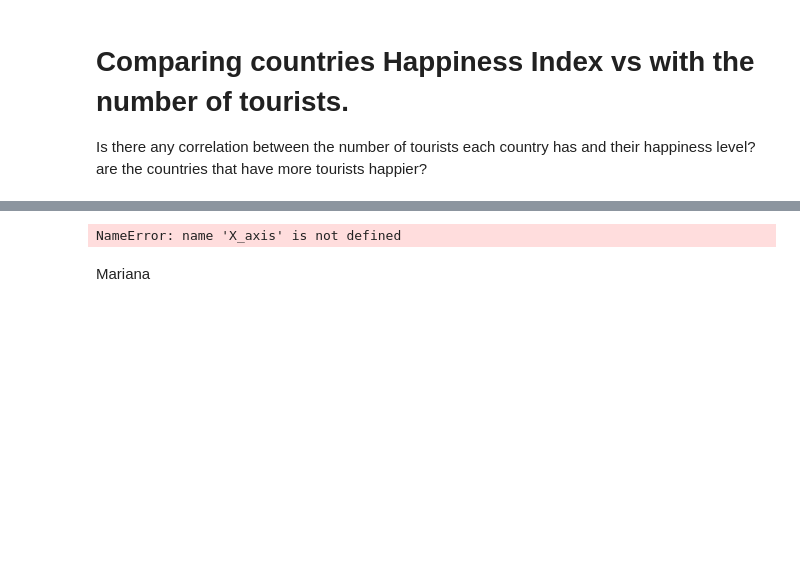
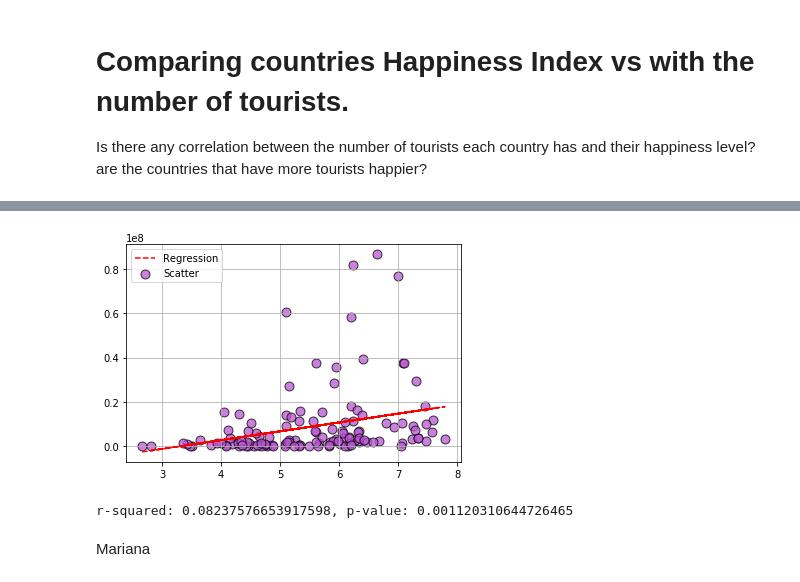
Before and after one commit to spastranas/GroupProject, a Jupyter notebook: Final .ipynb, the cells around one changed output, grey strips where cells are left out. Drawn from its saved outputs; the diff is of its cells as text; code cells hidden in the pictures; blank space fills up the shorter version.

```diff
--- a/Final .ipynb
+++ b/Final .ipynb
@@ -190,13 +220,22 @@ plt.show()
 # %%
 (slope, intercept, r, p, error) = linregress(tourism_df['Happines Score'], tourism_df["2017"])
 
 fit = slope * tourism_df['Happines Score'] + intercept
+fig, ax = plt.subplots()
+plt.scatter(tourism_df["Happines Score"], tourism_df["2017"], marker="o", color="mediumorchid", s= 80, edgecolors="black", alpha=0.75) #plot each instance
+ax.plot( tourism_df['Happines Score'] , fit, 'r--') #plot the regresion calc, with a red dotted line
 
-ax.plot(tourism_df['Happines Score'], , linewidth=0, marker='o') #plot each instance
-ax.plot(year, fit, 'r--') #plot the regresion calc, with a red dotted line
+plt.legend(labels = ["Regression", "Scatter"])
+plt.grid()
+
+plt.savefig("Graphs/Tourism_regression.png")
 plt.show()
 # %% [output]
-NameError: name 'X_axis' is not defined
+[figure, added]
+# %%
+print(f"r-squared: {r*r}, p-value: {p}")
+# %% [output]
+r-squared: 0.08237576653917598, p-value: 0.001120310644726465
 # %% [markdown]
 Mariana
 # %% [markdown]
```
Also changed, not shown: parts of 13 cells of this notebook, 1 other file.
